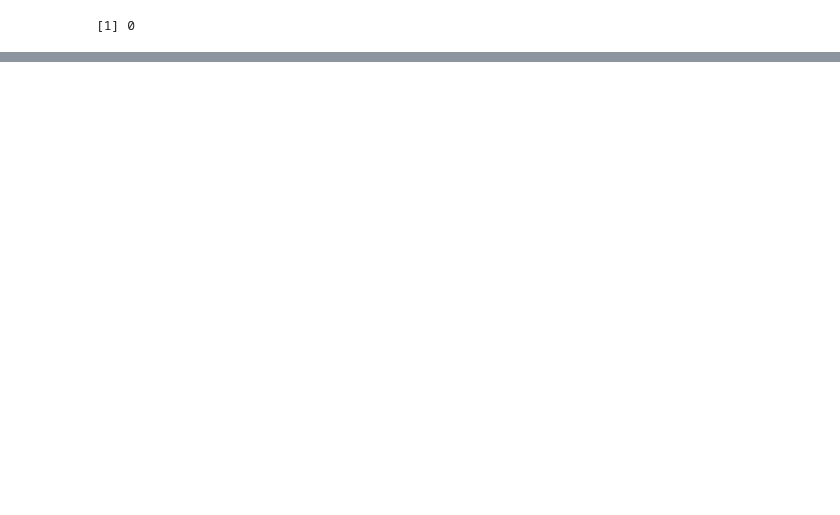
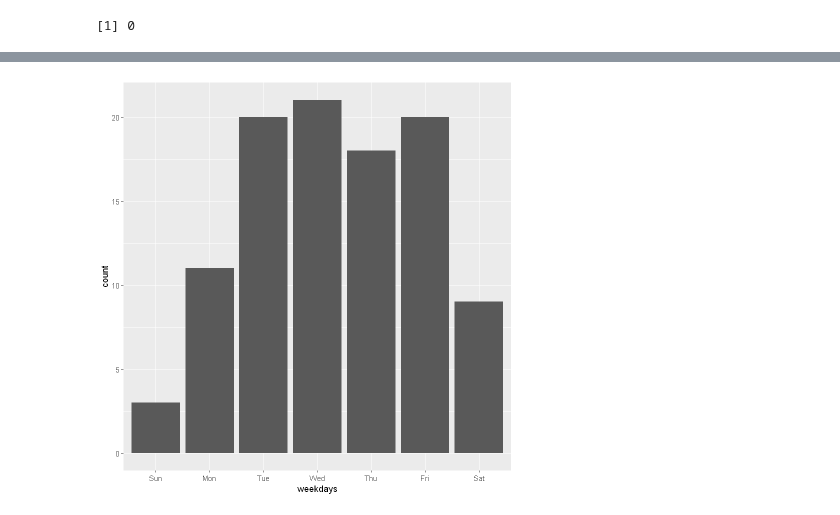
Before and after one commit to boweny0319/DATA534_Project_Notebook, a Jupyter notebook: GitHub_Activity_API.ipynb, the cells around one changed output, grey strips where cells are left out. Cells and saved outputs as stored; diff of their text form; code cells hidden in the pictures; blank space fills up the shorter version.

```diff
--- a/GitHub_Activity_API.ipynb
+++ b/GitHub_Activity_API.ipynb
@@ -80,11 +87,11 @@ github_get_organization_events <- function(organization, per_page=30, page=1, ou
 # %%
 # github_get_organization_events("ubco-mds-2021")
 # %%
-github_get_network_events <- function(owner, repo, per_page=30, page=1, output_type="list"){
+github_get_network_events <- function(owner, repo, per_page=30, page=1, output_type="list",username = "",token = ""){
 
     path <- paste("/networks/", owner, "/", repo, "/events", sep="")
 
-    response <- github_api(path,per_page,page)
+    response <- github_api(path,per_page,page,username,token)
 
     result <- format_response(response,output_type)
 
@@ -172,0 +234,36 @@ sum(testit[,"count"])
+# %%
+github_count_events_bydate <- function(range, max_event_num, owner = "", repo = "", organization = "", event_type = "all"){
+
+
+    binded_df <- github_lastn_events_df(range,max_event_num,owner,repo,organization)
+    if (event_type == "all") {
+        binded_df <- binded_df |> dplyr::mutate(date = lubridate::ymd(as.POSIXlt(created_at)))
+    } else {
+        binded_df <- binded_df |> dplyr::filter(type == event_type) |> dplyr::mutate(date = lubridate::ymd(as.POSIXlt(created_at)))
+    }
+
+    result <- binded_df |> dplyr::count(date, name = "count")
+    result
+
+}
+# %%
+github_count_events_byweekday <- function(range, max_event_num, owner = "", repo = "", organization = "", event_type = "all", return_type = "dataframe"){
+
+
+    binded_df <- github_lastn_events_df(range,max_event_num,owner,repo,organization)
+    if (event_type == "all") {
+        binded_df <- binded_df |> dplyr::mutate(weekdays = lubridate::wday(lubridate::ymd(as.POSIXlt(created_at)),label=TRUE))
+    } else {
+        binded_df <- binded_df |> dplyr::filter(type == event_type) |> dplyr::mutate(weekdays = lubridate::wday(lubridate::ymd(as.POSIXlt(created_at)),label=TRUE))
+    }
+
+    counted_df <- binded_df |> dplyr::count(weekdays, name = "count")
+
+    if (return_type == "plot") {
+        result <- ggplot2::ggplot(counted_df, ggplot2::aes(x = weekdays, y = count)) + ggplot2::geom_bar(stat="identity")
+    } else {
+        result <- counted_df
+    }
+
+    result
+}
@@ -172,0 +283,4 @@ sum(testit[,"count"])
+# %%
+github_count_events_byweekday("repository",102,"WestHealth","pyvis",return_type = "plot")
+# %% [output]
+[figure, added]
```
Also changed, not shown: parts of 25 cells of this notebook, 2 other files.
